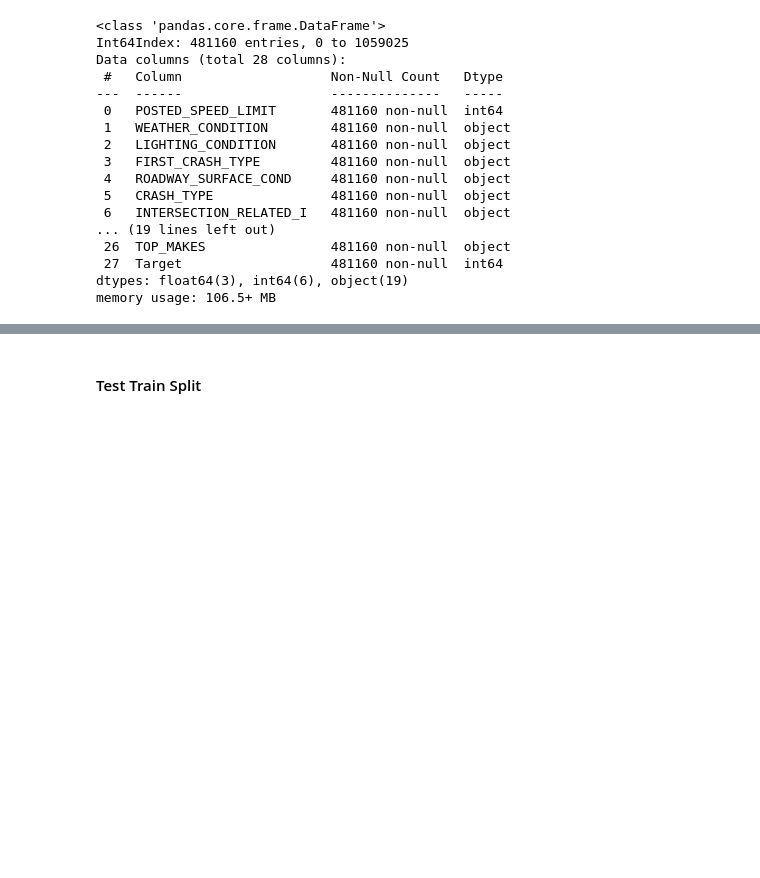
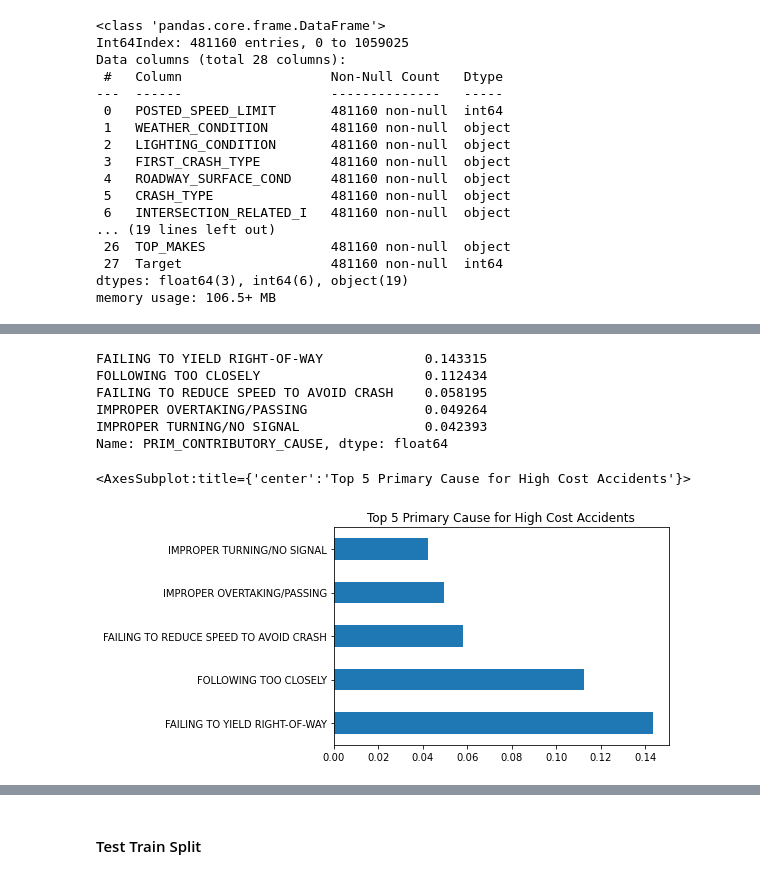
Before and after one commit to Jbruemmer/Auto_Insurance_Fraud_Project, a Jupyter notebook: Fraudulent_ Auto_Insurance_Claim_Detection_Model .ipynb, the cells around one changed output, grey strips where cells are left out. Saved outputs shown, nothing was run; the diff lists cells and outputs as text; code cells hidden in the pictures; blank space fills up the shorter version.

```diff
--- a/Fraudulent_ Auto_Insurance_Claim_Detection_Model .ipynb
+++ b/Fraudulent_ Auto_Insurance_Claim_Detection_Model .ipynb
@@ -345,0 +403,15 @@ memory usage: 106.5+ MB
+# %%
+top_5_high = high_cost_df['PRIM_CONTRIBUTORY_CAUSE'].value_counts(normalize = True)[1:6]
+top_5_high
+# %% [output]
+FAILING TO YIELD RIGHT-OF-WAY             0.143315
+FOLLOWING TOO CLOSELY                     0.112434
+FAILING TO REDUCE SPEED TO AVOID CRASH    0.058195
+IMPROPER OVERTAKING/PASSING               0.049264
+IMPROPER TURNING/NO SIGNAL                0.042393
+Name: PRIM_CONTRIBUTORY_CAUSE, dtype: float64
+# %%
+top_5_high.plot(kind = 'barh', title = "Top 5 Primary Cause for High Cost Accidents")
+# %% [output]
+<AxesSubplot:title={'center':'Top 5 Primary Cause for High Cost Accidents'}>
+[figure, added]
```
Also changed, not shown: parts of 60 cells of this notebook.
